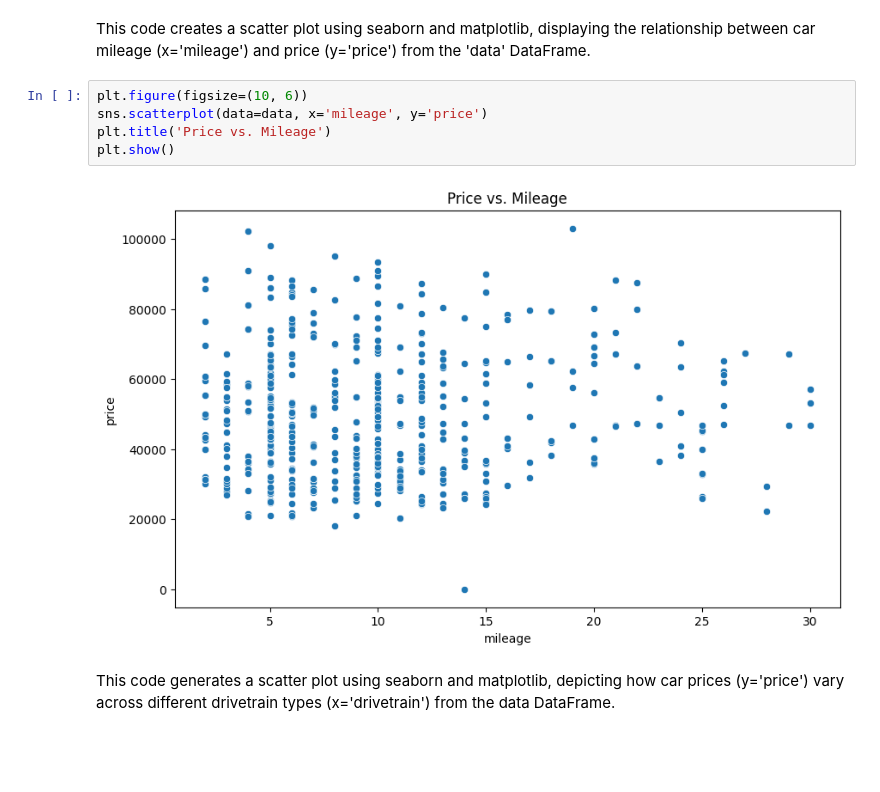
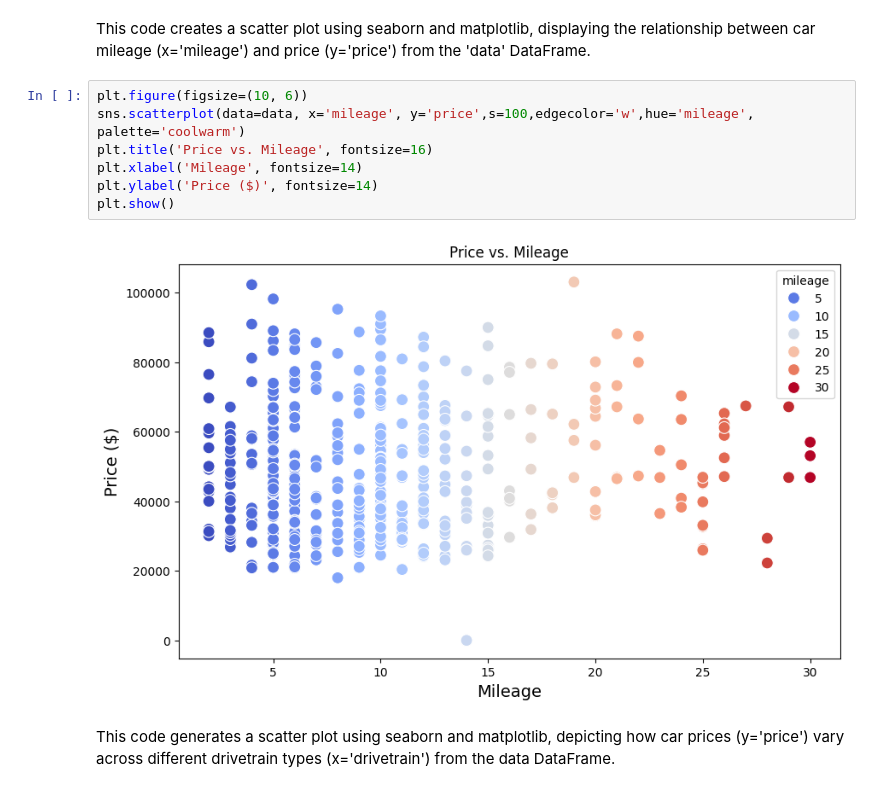
Before and after one commit to chetu5580/project2, a Jupyter notebook: vehicle.ipynb, the cells around one changed output. Saved outputs shown, nothing was run; the diff lists cells and outputs as text; blank space fills up the shorter version.

```diff
--- a/vehicle.ipynb
+++ b/vehicle.ipynb
@@ -213,11 +215,13 @@ plt.show()
 This code creates a scatter plot using seaborn and matplotlib, displaying the relationship between car mileage (x='mileage') and price (y='price') from the 'data' DataFrame.
 # %%
 plt.figure(figsize=(10, 6))
-sns.scatterplot(data=data, x='mileage', y='price')
-plt.title('Price vs. Mileage')
+sns.scatterplot(data=data, x='mileage', y='price',s=100,edgecolor='w',hue='mileage', palette='coolwarm')
+plt.title('Price vs. Mileage', fontsize=16)
+plt.xlabel('Mileage', fontsize=14)
+plt.ylabel('Price ($)', fontsize=14)
 plt.show()
 # %% [output]
-[figure, old version]
+[figure, new version]
 # %% [markdown]
 This code generates a scatter plot using seaborn and matplotlib, depicting how car prices (y='price') vary across different drivetrain types (x='drivetrain') from the data DataFrame.
 # %%
```
Also changed, not shown: parts of 6 cells of this notebook.
